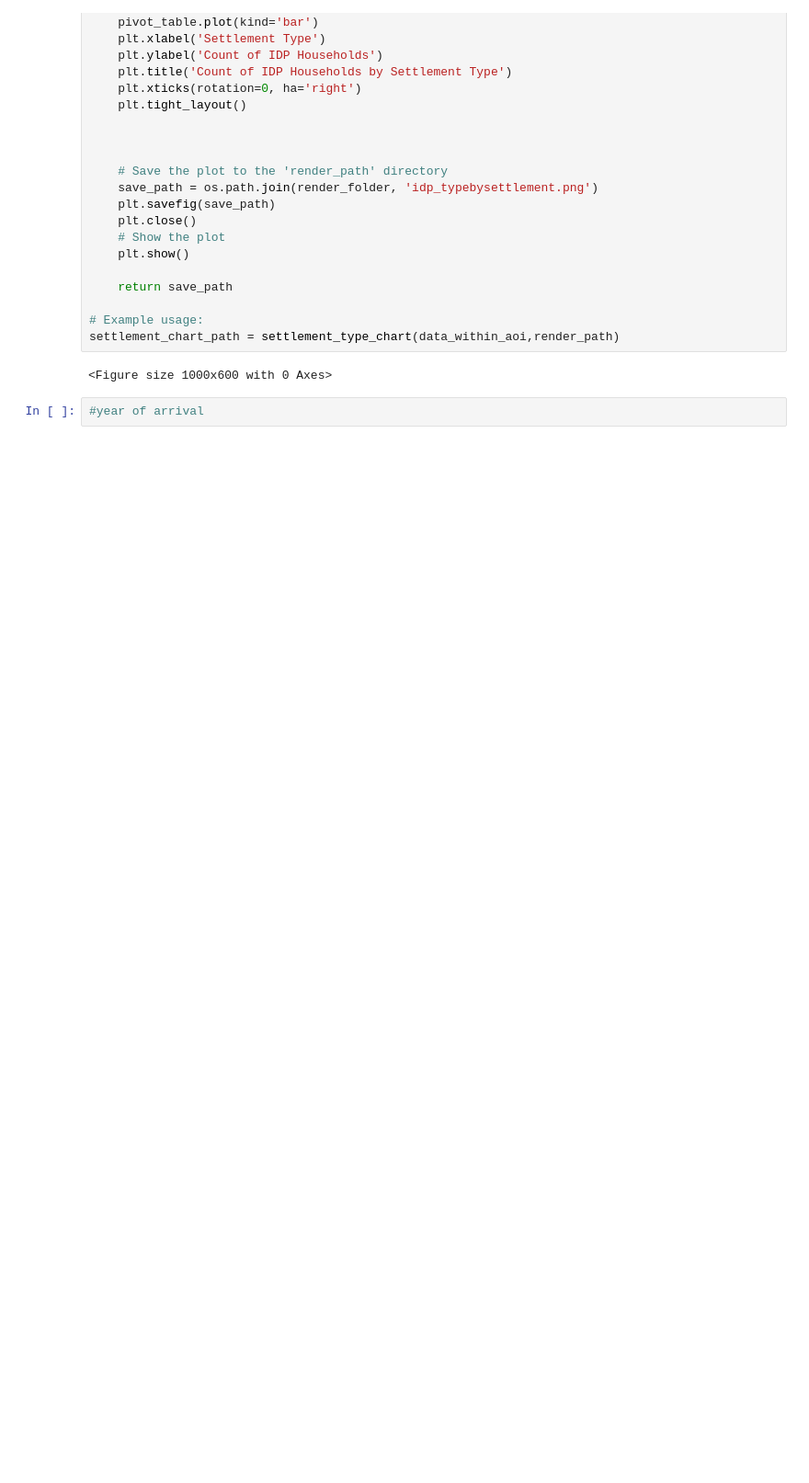
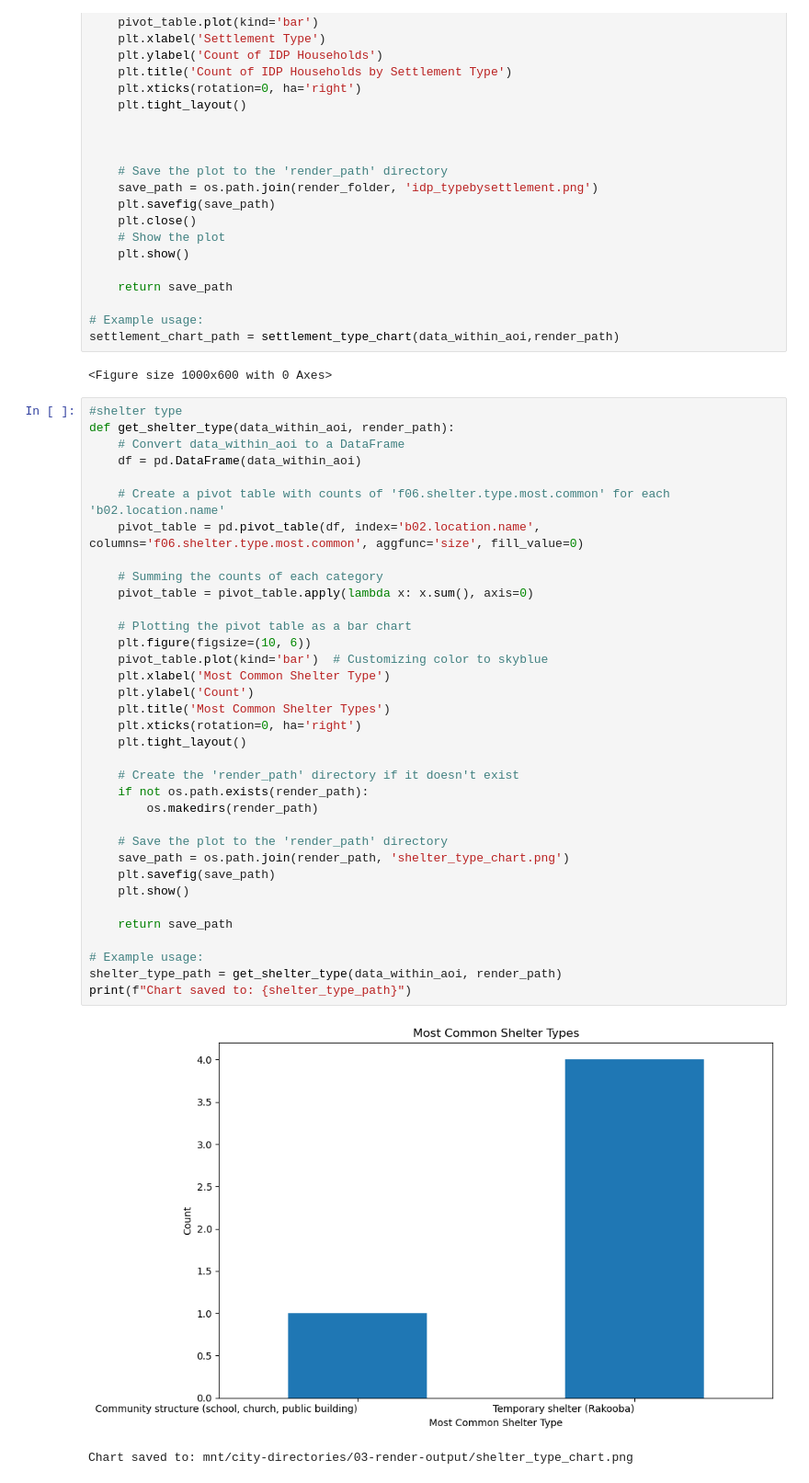
Before and after one commit to rosemaryturtle/city-scan-automation, a Jupyter notebook: idp-layers.ipynb, the cells around one changed output. Shown at 92% size. Cells and saved outputs as stored; diff of their text form; blank space fills up the shorter version.

Commit message:
pivot tables update

```diff
--- a/idp-layers.ipynb
+++ b/idp-layers.ipynb
@@ -352,5 +356,41 @@ def settlement_type_chart(data_within_aoi, render_path):
 settlement_chart_path = settlement_type_chart(data_within_aoi,render_path)
 # %% [output]
 <Figure size 1000x600 with 0 Axes>
-# %%
-#year of arrival
+# %%
+#shelter type
+def get_shelter_type(data_within_aoi, render_path):
+    # Convert data_within_aoi to a DataFrame
+    df = pd.DataFrame(data_within_aoi)
+
+    # Create a pivot table with counts of 'f06.shelter.type.most.common' for each 'b02.location.name'
+    pivot_table = pd.pivot_table(df, index='b02.location.name', columns='f06.shelter.type.most.common', aggfunc='size', fill_value=0)
+
+    # Summing the counts of each category
+    pivot_table = pivot_table.apply(lambda x: x.sum(), axis=0)
+
+    # Plotting the pivot table as a bar chart
+    plt.figure(figsize=(10, 6))
+    pivot_table.plot(kind='bar')  # Customizing color to skyblue
+    plt.xlabel('Most Common Shelter Type')
+    plt.ylabel('Count')
+    plt.title('Most Common Shelter Types')
+    plt.xticks(rotation=0, ha='right')
+    plt.tight_layout()
+
+    # Create the 'render_path' directory if it doesn't exist
+    if not os.path.exists(render_path):
+        os.makedirs(render_path)
+
+    # Save the plot to the 'render_path' directory
+    save_path = os.path.join(render_path, 'shelter_type_chart.png')
+    plt.savefig(save_path)
+    plt.show()
+
+    return save_path
+
+# Example usage:
+shelter_type_path = get_shelter_type(data_within_aoi, render_path)
+print(f"Chart saved to: {shelter_type_path}")
+# %% [output]
+[figure, added]
+Chart saved to: mnt/city-directories/03-render-output/shelter_type_chart.png
```
Also changed, not shown: parts of 9 cells of this notebook.
